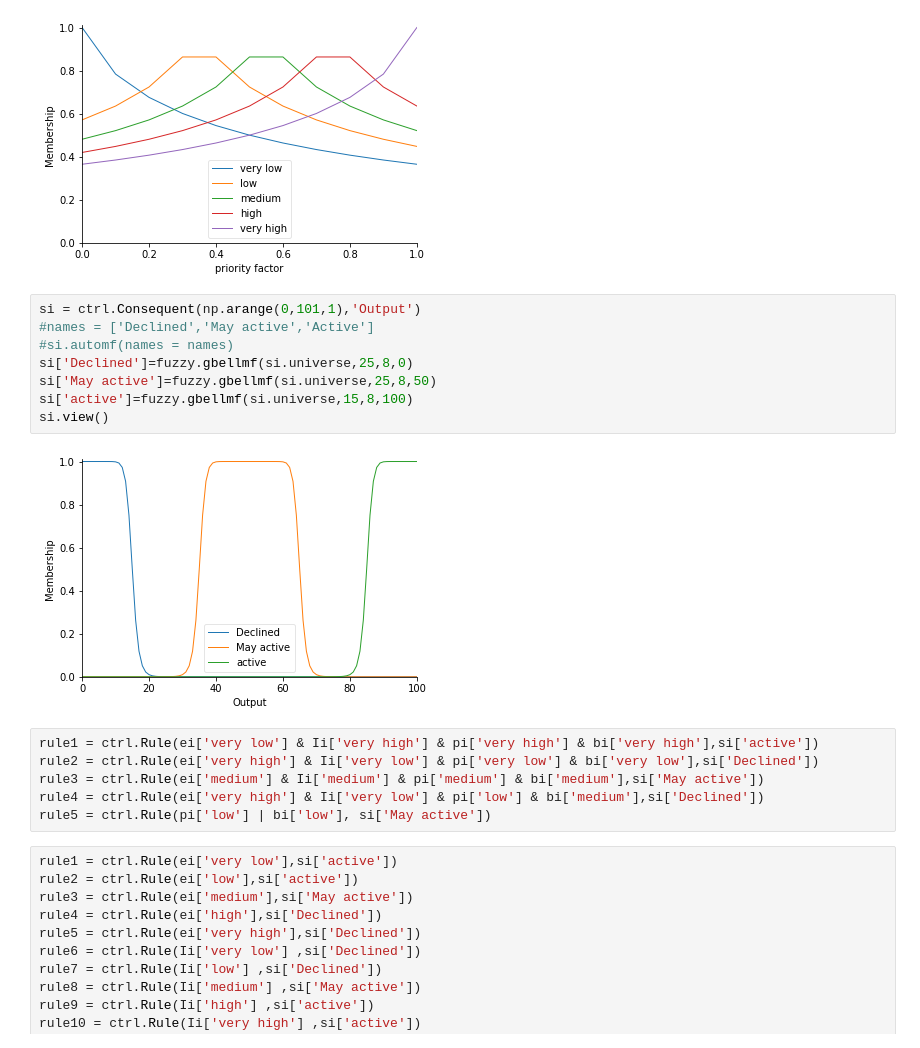
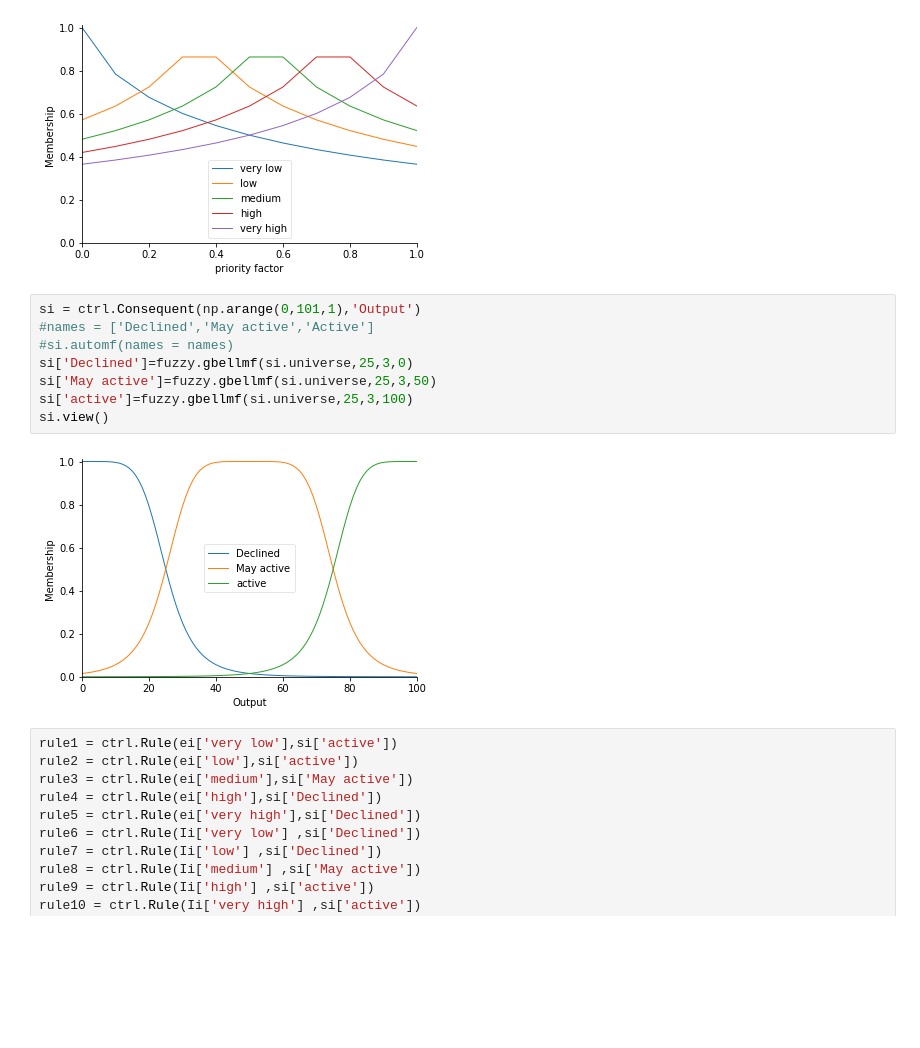
Before and after one commit to Tanuka-Mondal/Fuzzy, a Jupyter notebook: fuzzy_bell.ipynb, the cells around one changed output. Drawn from its saved outputs; the diff is of its cells as text; blank space fills up the shorter version.

```diff
--- a/fuzzy_bell.ipynb
+++ b/fuzzy_bell.ipynb
@@ -64,19 +64,13 @@ pi.view()
 # %%
 si = ctrl.Consequent(np.arange(0,101,1),'Output')
 #names = ['Declined','May active','Active']
 #si.automf(names = names)
-si['Declined']=fuzzy.gbellmf(si.universe,25,8,0)
-si['May active']=fuzzy.gbellmf(si.universe,25,8,50)
-si['active']=fuzzy.gbellmf(si.universe,15,8,100)
+si['Declined']=fuzzy.gbellmf(si.universe,25,3,0)
+si['May active']=fuzzy.gbellmf(si.universe,25,3,50)
+si['active']=fuzzy.gbellmf(si.universe,25,3,100)
 si.view()
 # %% [output]
-[figure, old version]
+[figure, new version]
-# %%
-rule1 = ctrl.Rule(ei['very low'] & Ii['very high'] & pi['very high'] & bi['very high'],si['active'])
-rule2 = ctrl.Rule(ei['very high'] & Ii['very low'] & pi['very low'] & bi['very low'],si['Declined'])
-rule3 = ctrl.Rule(ei['medium'] & Ii['medium'] & pi['medium'] & bi['medium'],si['May active'])
-rule4 = ctrl.Rule(ei['very high'] & Ii['very low'] & pi['low'] & bi['medium'],si['Declined'])
-rule5 = ctrl.Rule(pi['low'] | bi['low'], si['May active'])
 # %%
 rule1 = ctrl.Rule(ei['very low'],si['active'])
 rule2 = ctrl.Rule(ei['low'],si['active'])
```
Also changed, not shown: parts of 10 cells of this notebook.
